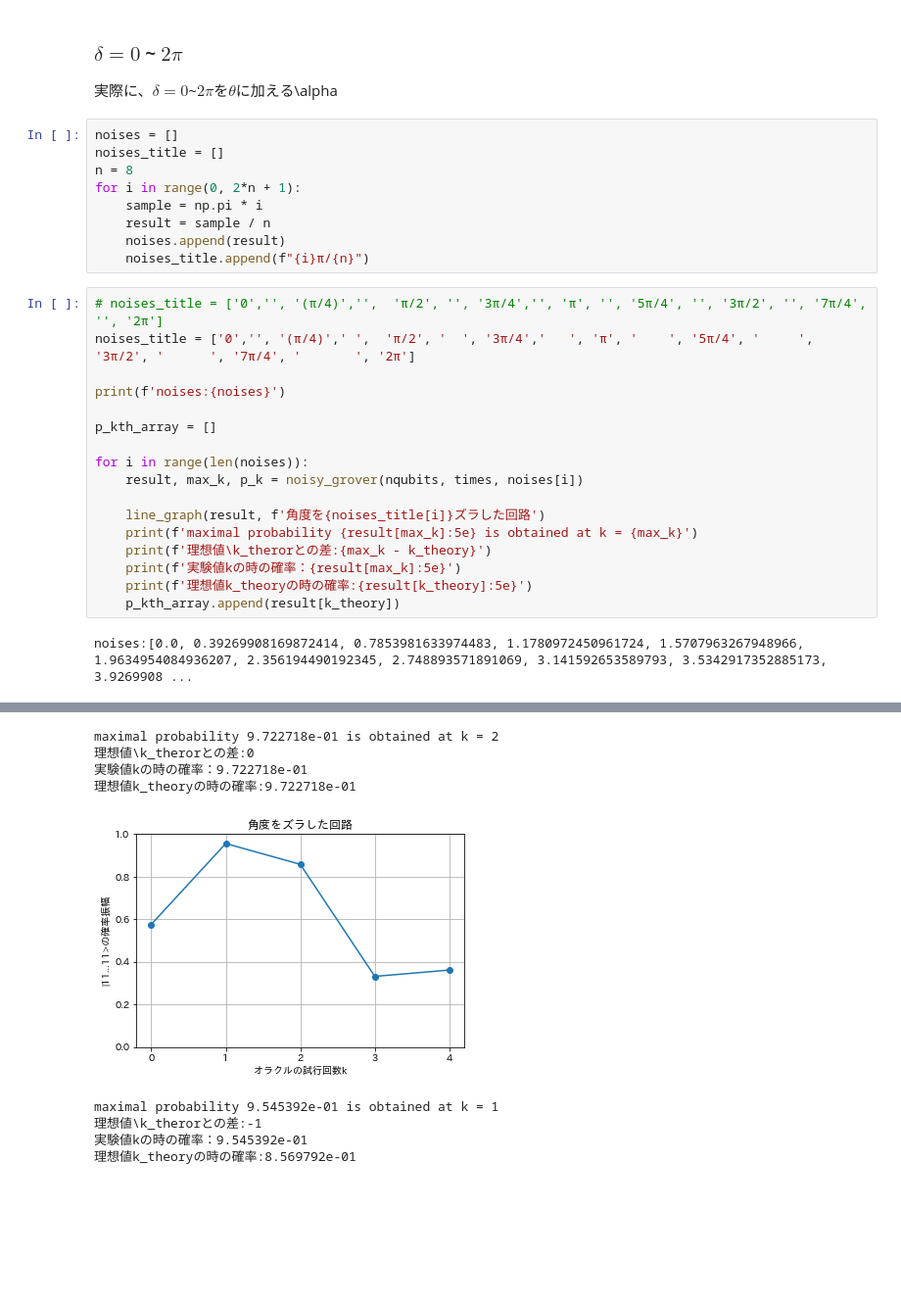
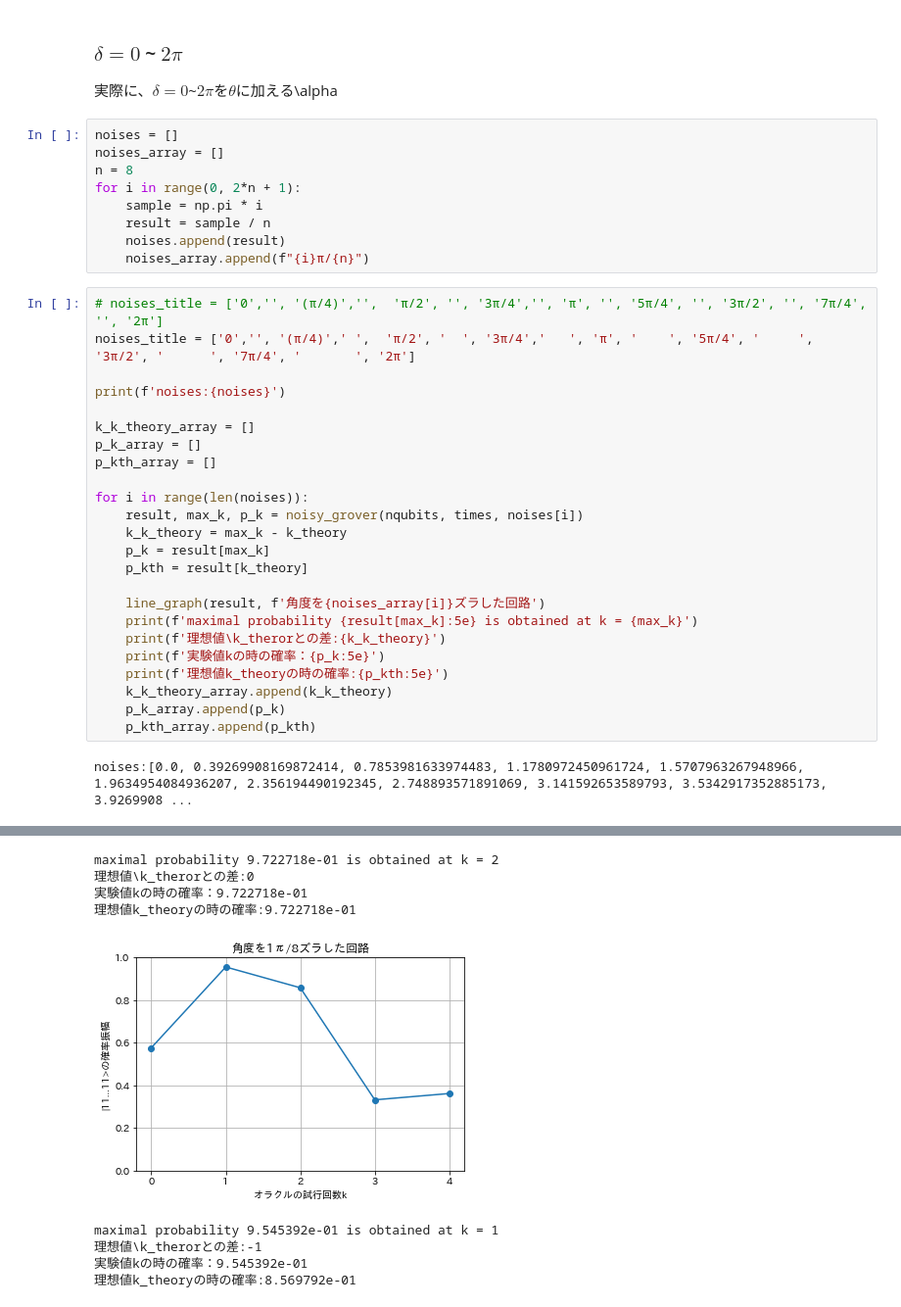
Before and after one commit to KaitoMuraoka/Hadamard-transform-with-misaligned-angles, a Jupyter notebook: Main.ipynb, the cells around one changed output, grey strips where cells are left out. Shown at 98% size. Cells and saved outputs as stored; diff of their text form; blank space fills up the shorter version.

```diff
--- a/Main.ipynb
+++ b/Main.ipynb
@@ -500,29 +500,36 @@ def noisy_grover(nqubits, operate_times, delta):
 実際に、$\delta = 0$~$2\pi$を$\theta$に加える\alpha
 # %%
 noises = []
-noises_title = []
+noises_array = []
 n = 8
 for i in range(0, 2*n + 1):
     sample = np.pi * i
     result = sample / n
     noises.append(result)
-    noises_title.append(f"{i}π/{n}")
+    noises_array.append(f"{i}π/{n}")
 # %%
 # noises_title = ['0','', '(π/4)','',  'π/2', '', '3π/4','', 'π', '', '5π/4', '', '3π/2', '', '7π/4', '', '2π']
 noises_title = ['0','', '(π/4)',' ',  'π/2', '  ', '3π/4','   ', 'π', '    ', '5π/4', '     ', '3π/2', '      ', '7π/4', '       ', '2π']
 
 print(f'noises:{noises}')
 
+k_k_theory_array = []
+p_k_array = []
 p_kth_array = []
 
 for i in range(len(noises)):
     result, max_k, p_k = noisy_grover(nqubits, times, noises[i])
+    k_k_theory = max_k - k_theory
+    p_k = result[max_k]
+    p_kth = result[k_theory]
 
-    line_graph(result, f'角度を{noises_title[i]}ズラした回路')
+    line_graph(result, f'角度を{noises_array[i]}ズラした回路')
     print(f'maximal probability {result[max_k]:5e} is obtained at k = {max_k}')
-    print(f'理想値\k_therorとの差:{max_k - k_theory}')
-    print(f'実験値kの時の確率：{result[max_k]:5e}')
-    print(f'理想値k_theoryの時の確率:{result[k_theory]:5e}')
-    p_kth_array.append(result[k_theory])
+    print(f'理想値\k_therorとの差:{k_k_theory}')
+    print(f'実験値kの時の確率：{p_k:5e}')
+    print(f'理想値k_theoryの時の確率:{p_kth:5e}')
+    k_k_theory_array.append(k_k_theory)
+    p_k_array.append(p_k)
+    p_kth_array.append(p_kth)
 # %% [output]
 noises:[0.0, 0.39269908169872414, 0.7853981633974483, 1.1780972450961724, 1.5707963267948966, 1.9634954084936207, 2.356194490192345, 2.748893571891069, 3.141592653589793, 3.5342917352885173, 3.9269908 ...
@@ -530,8 +537,8 @@ noises:[0.0, 0.39269908169872414, 0.7853981633974483, 1.1780972450961724, 1.5707
 maximal probability 9.722718e-01 is obtained at k = 2
 理想値\k_therorとの差:0
 実験値kの時の確率：9.722718e-01
 理想値k_theoryの時の確率:9.722718e-01
-[figure, old version]
+[figure, new version]
 maximal probability 9.545392e-01 is obtained at k = 1
 理想値\k_therorとの差:-1
 実験値kの時の確率：9.545392e-01
```
Also changed, not shown: parts of 9 cells of this notebook.
